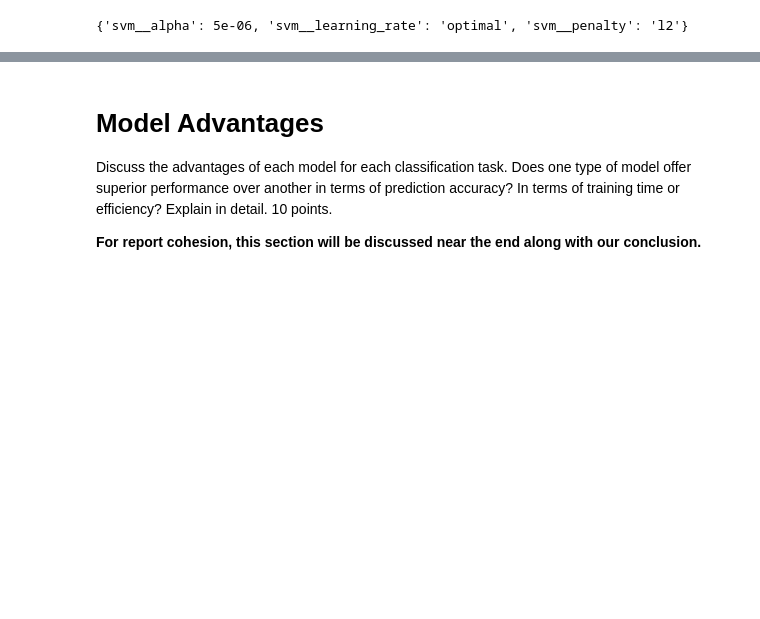
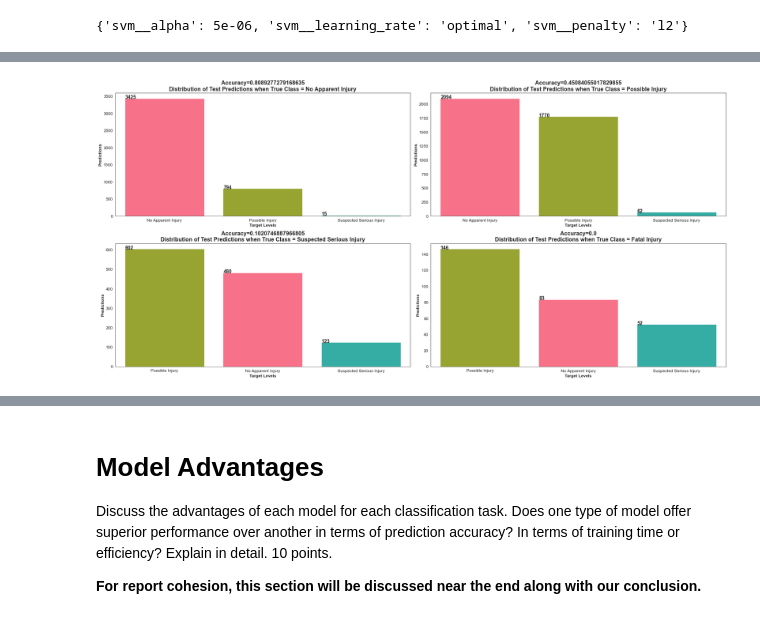
Before and after one commit to BradenAnderson/Accident_Severity_Prediction, a Jupyter notebook: HienEDIT_AndersonLamWeeda_MiniLab_Draft.ipynb, the cells around one changed output, grey strips where cells are left out. Cells and saved outputs as stored; diff of their text form; code cells hidden in the pictures; blank space fills up the shorter version.

```diff
--- a/HienEDIT_AndersonLamWeeda_MiniLab_Draft.ipynb
+++ b/HienEDIT_AndersonLamWeeda_MiniLab_Draft.ipynb
@@ -854,0 +916,23 @@ linear_svm_gs_df.loc[linear_svm_gs_df.index==0, "params"].to_numpy()[0]
+# %%
+# Instantiate a linear support vector machine, using the best hyperparams found during gridsearch.
+# Will generate 80/20 split and use test set predictions to plot prediction performance.
+best_linear_svm = SGDClassifier(loss="hinge",
+                                alpha=5e-6,
+                                learning_rate="optimal",
+                                penalty="l2",
+                                n_jobs=5,
+                                warm_start=True,
+                                random_state=42,
+                                average=50,
+                                early_stopping=True,
+                                max_iter=2_000,
+                                n_iter_no_change=100)
+
+best_linear_svm_pipe = Pipeline(steps=[("preprocess", preprocess),
+                                       ("linear_svm", best_linear_svm)])
+# %%
+linear_svm_eval = train_and_evaluate_model(model=best_linear_svm_pipe,
+                                           dataframe=model_df)
+
+linear_svm_train_result_df = linear_svm_eval['train_df']
+linear_svm_test_result_df = linear_svm_eval['test_df']
@@ -854,0 +953,4 @@ linear_svm_gs_df.loc[linear_svm_gs_df.index==0, "params"].to_numpy()[0]
+# %%
+linear_svm_count_axis = plot_predictions_by_class(dataframe=linear_svm_test_result_df, prediction_column="test_preds")
+# %% [output]
+[figure, added]
```
Also changed, not shown: parts of 16 cells of this notebook.
